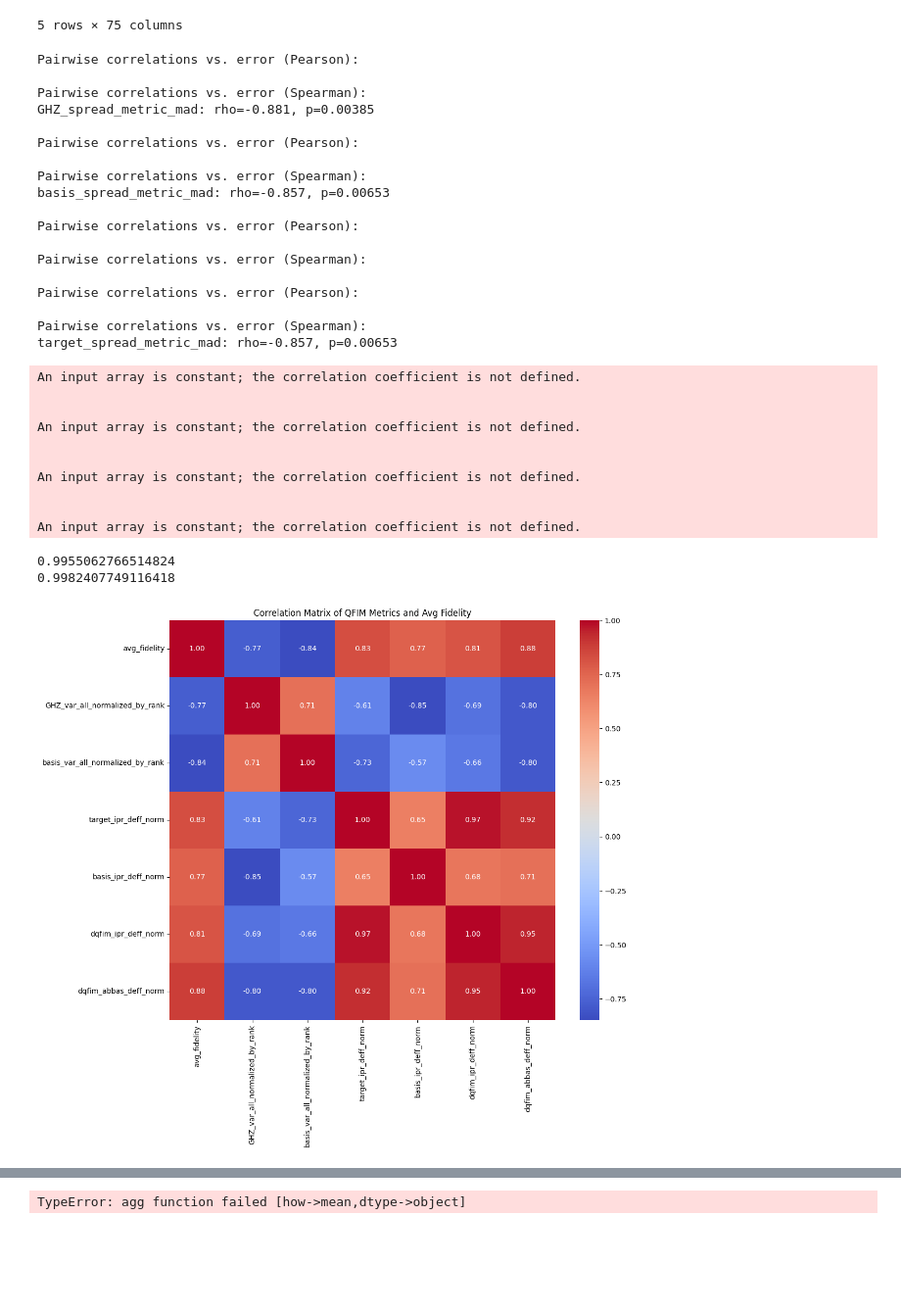
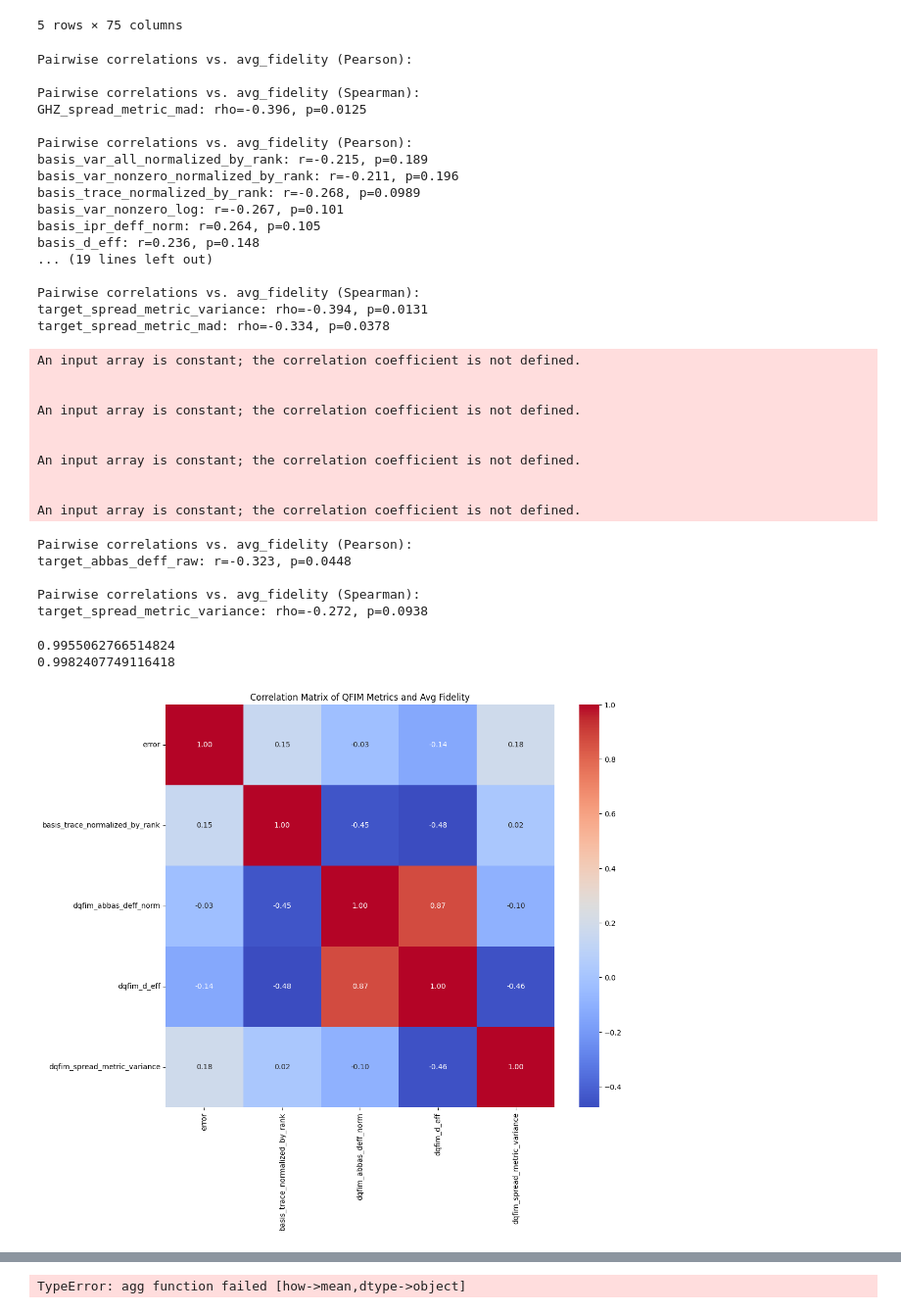
Before and after one commit to sophieblock/qrc, a Jupyter notebook: digitalresults_T=14.ipynb, the cells around one changed output, grey strips where cells are left out. Shown at 98% size. Drawn from its saved outputs; the diff is of its cells as text; code cells hidden in the pictures; blank space fills up the shorter version.

```diff
--- a/digitalresults_T=14.ipynb
+++ b/digitalresults_T=14.ipynb
@@ -561,6 +566,7 @@ def aggregate_results(df):
         fidelities_list=("fidelity", list),
         avg_fidelity=("fidelity", "mean"),
         error=("fidelity", lambda x: np.mean(np.log(1 - x))),
+        avg_infidelity=("fidelity", lambda x: np.mean(1 - x)),
         qfim_eigvals_GHZ=("qfim_eigvals_GHZ", "first"),
         qfim_full_GHZ=("qfim_full_GHZ", "first"),
         entropy_GHZ=("entropy_GHZ", "first"),
@@ -1014,9 +971,9 @@ df_agg_by_test_key.head()
 | 4 | test18 | 0.998241 | -6.645907 | 2.0 | 1.0 | 14.0 | 100.0 | 15.0 | ... |
 5 rows × 75 columns
 # %%
-CORR_THRESHOLD = 0.2
-P_THRESHOLD = 0.02
-x_metric = "error"
+CORR_THRESHOLD = 0.1
+P_THRESHOLD = 0.2
+x_metric = "avg_fidelity"
 metrics_of_interest_ghz = [
 
 
@@ -1082,24 +1039,23 @@ pearson_corrs_targ, spearman_corrs_targ = analyze_correlations(
     corr_threshold=CORR_THRESHOLD, p_threshold=P_THRESHOLD
 )
 # %% [output]
-Pairwise correlations vs. error (Pearson):
+Pairwise correlations vs. avg_fidelity (Pearson):
 
-Pairwise correlations vs. error (Spearman):
-GHZ_spread_metric_mad: rho=-0.881, p=0.00385
+Pairwise correlations vs. avg_fidelity (Spearman):
+GHZ_spread_metric_mad: rho=-0.396, p=0.0125
 
-Pairwise correlations vs. error (Pearson):
+Pairwise correlations vs. avg_fidelity (Pearson):
+basis_var_all_normalized_by_rank: r=-0.215, p=0.189
+basis_var_nonzero_normalized_by_rank: r=-0.211, p=0.196
+basis_trace_normalized_by_rank: r=-0.268, p=0.0989
+basis_var_nonzero_log: r=-0.267, p=0.101
+basis_ipr_deff_norm: r=0.264, p=0.105
+basis_d_eff: r=0.236, p=0.148
+... (19 lines left out)
 
-Pairwise correlations vs. error (Spearman):
-basis_spread_metric_mad: rho=-0.857, p=0.00653
-
-Pairwise correlations vs. error (Pearson):
-
-Pairwise correlations vs. error (Spearman):
-
-Pairwise correlations vs. error (Pearson):
-
-Pairwise correlations vs. error (Spearman):
-target_spread_metric_mad: rho=-0.857, p=0.00653
+Pairwise correlations vs. avg_fidelity (Spearman):
+target_spread_metric_variance: rho=-0.394, p=0.0131
+target_spread_metric_mad: rho=-0.334, p=0.0378
 An input array is constant; the correlation coefficient is not defined.
 
 
@@ -1110,6 +1066,27 @@ An input array is constant; the correlation coefficient is not defined.
 
 
 An input array is constant; the correlation coefficient is not defined.
+# %%
+
+metrics_of_interest_targ_dqfim = [
+
+       'target_var_all_normalized_by_rank',
+       'target_var_nonzero_normalized_by_rank',
+       'target_trace_normalized_by_rank',
+       'target_var_nonzero_log',
+      'target_ipr_deff_norm', 'target_abbas_deff_raw',
+       'target_abbas_deff_norm', 'target_d_eff',
+       'target_spread_metric_variance', 'target_spread_metric_mad']
+pearson_corrs_targ, spearman_corrs_targ = analyze_correlations(
+    df_agg_by_test_key, x_metric, metrics_of_interest_targ_dqfim,
+    corr_threshold=CORR_THRESHOLD, p_threshold=P_THRESHOLD
+)
+# %% [output]
+Pairwise correlations vs. avg_fidelity (Pearson):
+target_abbas_deff_raw: r=-0.323, p=0.0448
+
+Pairwise correlations vs. avg_fidelity (Spearman):
+target_spread_metric_variance: rho=-0.272, p=0.0938
 # %%
 import plotly.express as px
 import seaborn as sns
@@ -1165,14 +1143,15 @@ fig.show()
 # %%
 import seaborn as sns
 predictors = ['avg_fidelity','GHZ_var_all_normalized_by_rank','basis_var_all_normalized_by_rank','target_ipr_deff_norm','basis_ipr_deff_norm','dqfim_ipr_deff_norm','dqfim_abbas_deff_norm']
+predictors = ['error','basis_trace_normalized_by_rank','dqfim_abbas_deff_norm','dqfim_d_eff', 'dqfim_spread_metric_variance']
 corr_matrix = df_agg_by_test_key[predictors].corr()
 
 plt.figure(figsize=(12, 10))
 sns.heatmap(corr_matrix, annot=True, fmt=".2f", cmap="coolwarm")
 plt.title("Correlation Matrix of QFIM Metrics and Avg Fidelity")
 plt.show()
 # %% [output]
-[figure, old version]
+[figure, new version]
 # %%
 import plotly.express as px
 predictor_metrics = [
```
Also changed, not shown: parts of 19 cells of this notebook.
